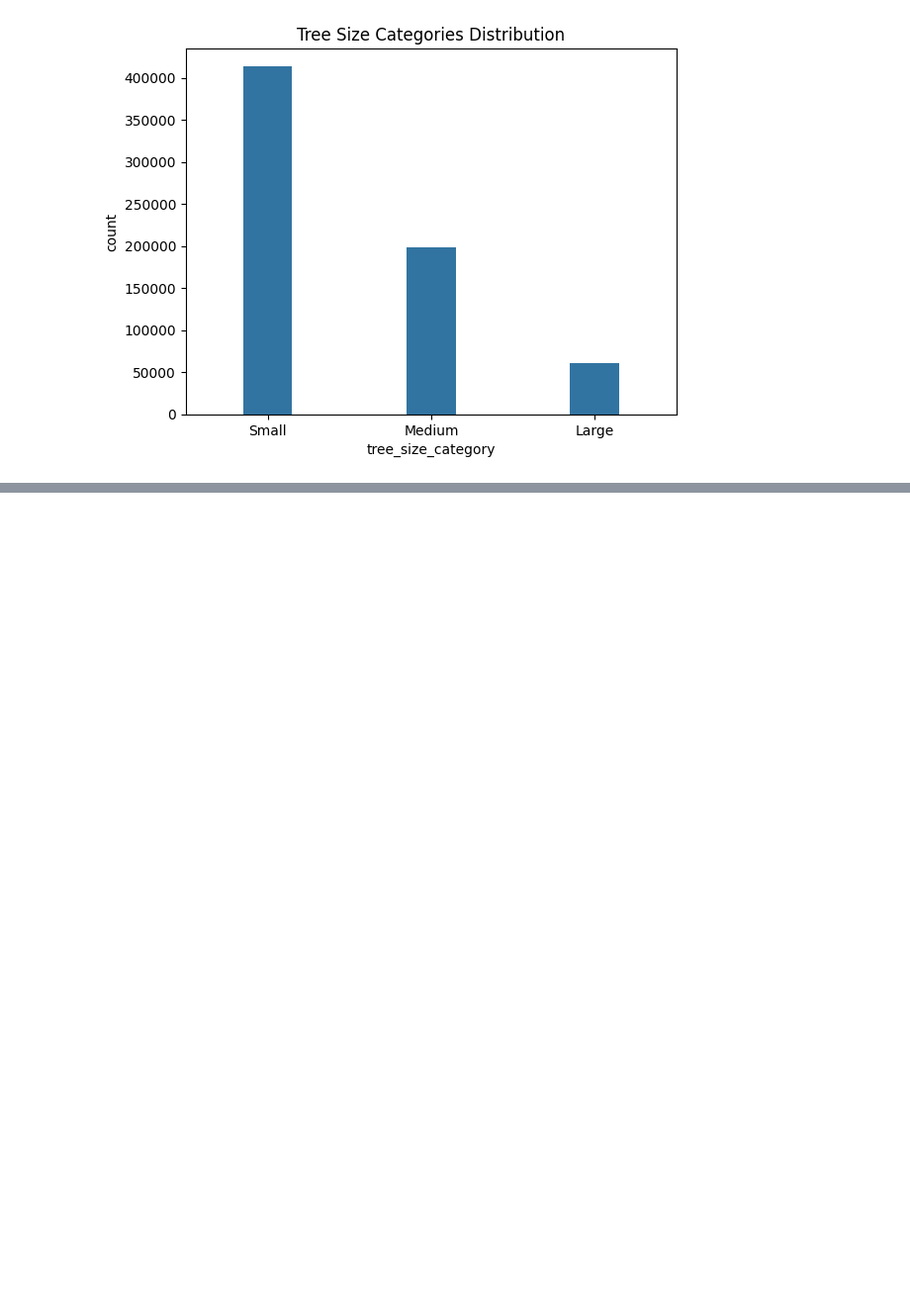
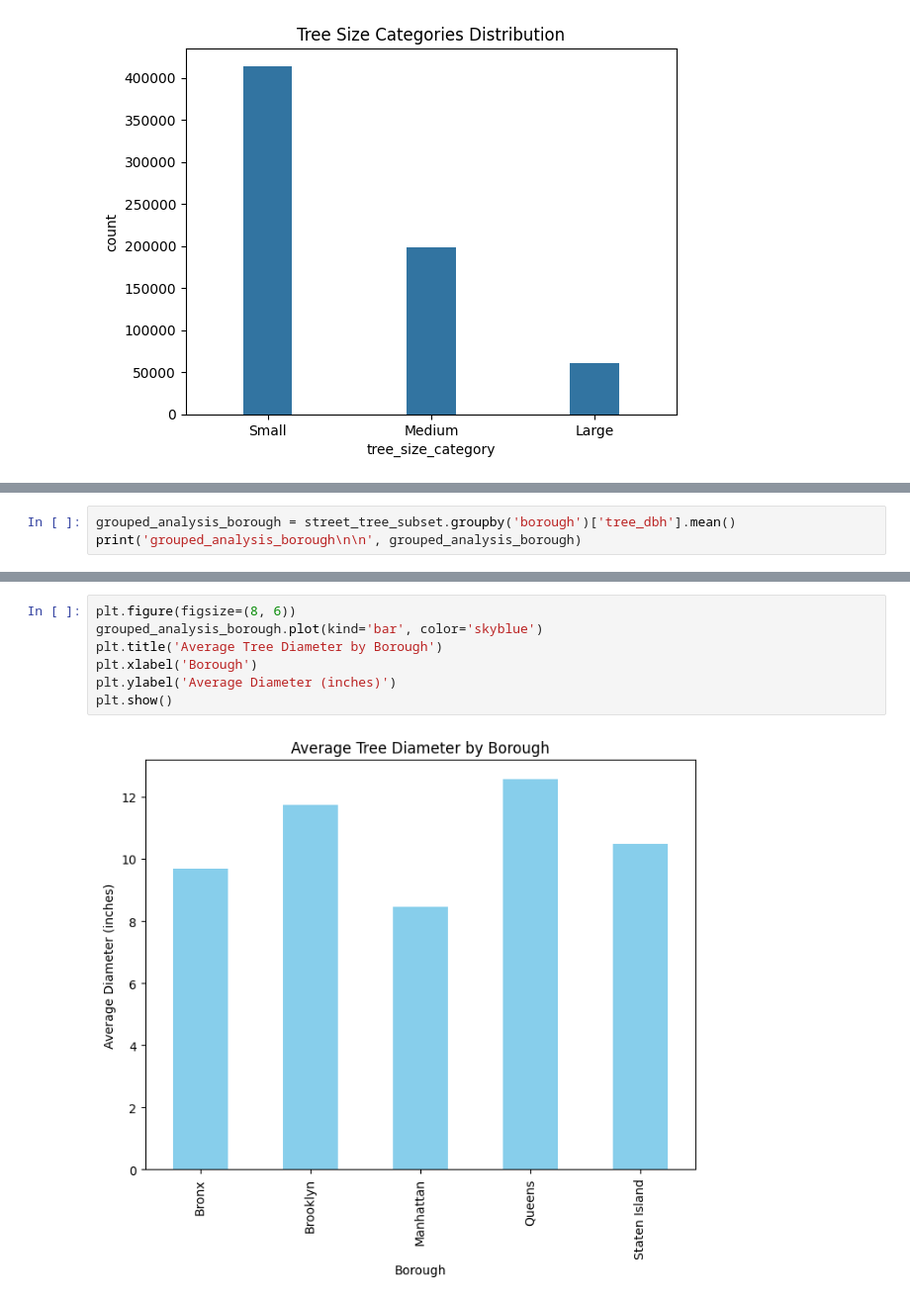
Before and after one commit to asha8r/2015-Street-Tree-Census, a Jupyter notebook: 2015_Street_Tree_Census.ipynb, the cells around one changed output, grey strips where cells are left out. Shown: that part at 99% size. Cells and saved outputs as stored; diff of their text form; blank space fills up the shorter version.

Commit message:
Performed Frequency Analysis

```diff
--- a/2015_Street_Tree_Census.ipynb
+++ b/2015_Street_Tree_Census.ipynb
@@ -418,0 +444,3 @@ plt.show()
+# %%
+grouped_analysis_borough = street_tree_subset.groupby('borough')['tree_dbh'].mean()
+print('grouped_analysis_borough\n\n', grouped_analysis_borough)
@@ -418,0 +468,9 @@ plt.show()
+# %%
+plt.figure(figsize=(8, 6))
+grouped_analysis_borough.plot(kind='bar', color='skyblue')
+plt.title('Average Tree Diameter by Borough')
+plt.xlabel('Borough')
+plt.ylabel('Average Diameter (inches)')
+plt.show()
+# %% [output]
+[figure, added]
```
Also changed, not shown: parts of 4 cells of this notebook.
